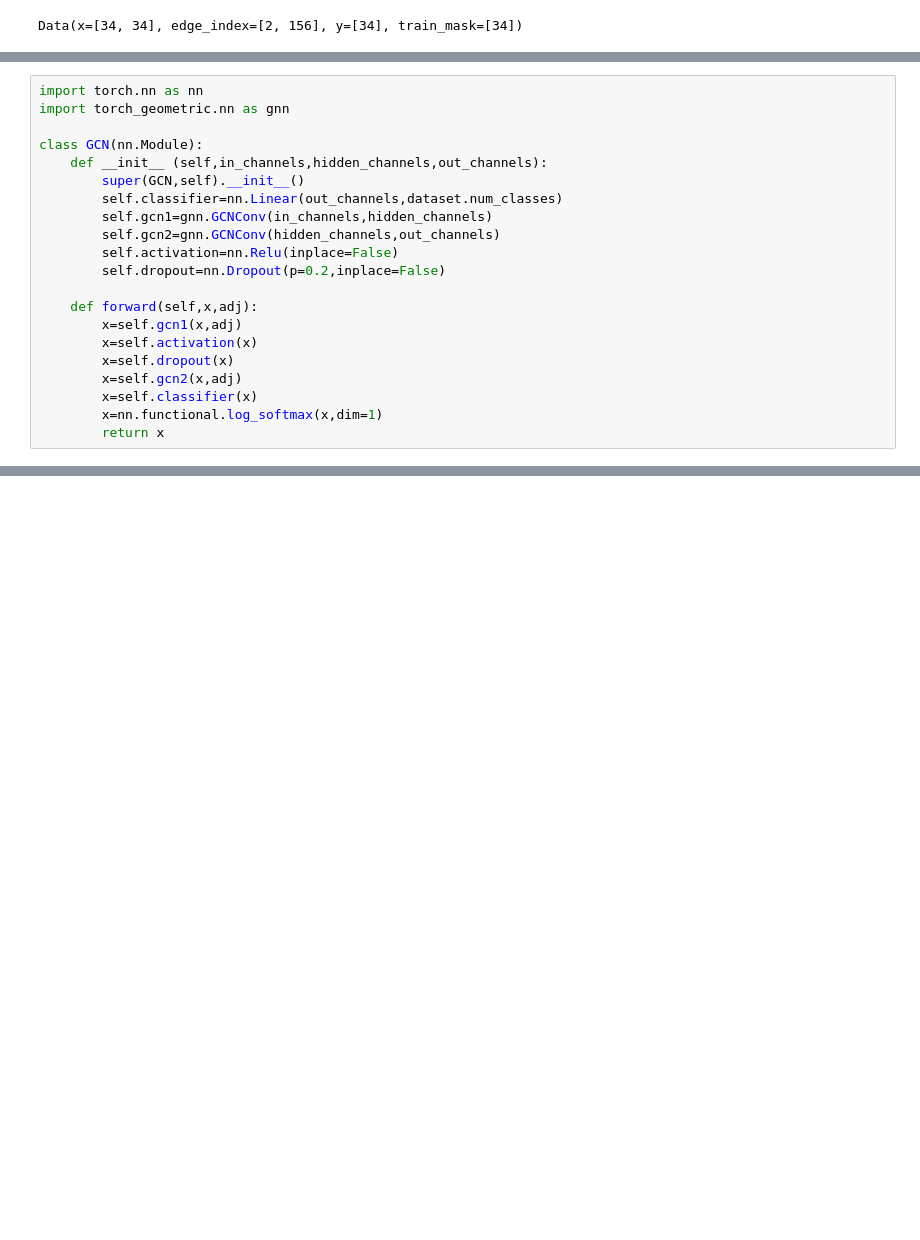
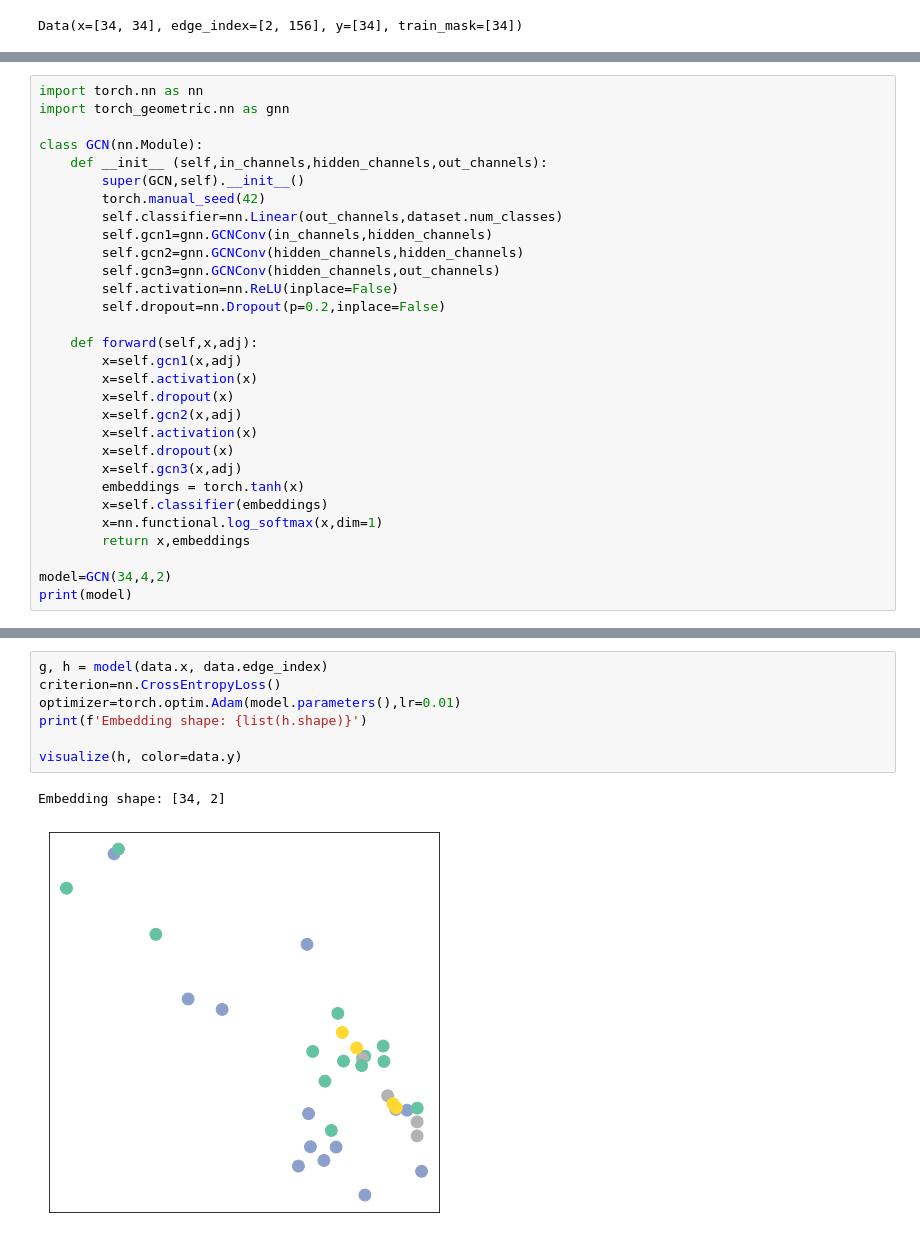
Before and after one commit to HuuDatDo/AI-project, a Jupyter notebook: Simple_Graph_Neural_Network.ipynb, the cells around one changed output, grey strips where cells are left out. Saved outputs shown, nothing was run; the diff lists cells and outputs as text; blank space fills up the shorter version.

```diff
--- a/Simple_Graph_Neural_Network.ipynb
+++ b/Simple_Graph_Neural_Network.ipynb
@@ -54,10 +60,12 @@ import torch_geometric.nn as gnn
 class GCN(nn.Module):
     def __init__ (self,in_channels,hidden_channels,out_channels):
         super(GCN,self).__init__()
+        torch.manual_seed(42)
         self.classifier=nn.Linear(out_channels,dataset.num_classes)
         self.gcn1=gnn.GCNConv(in_channels,hidden_channels)
-        self.gcn2=gnn.GCNConv(hidden_channels,out_channels)
-        self.activation=nn.Relu(inplace=False)
+        self.gcn2=gnn.GCNConv(hidden_channels,hidden_channels)
+        self.gcn3=gnn.GCNConv(hidden_channels,out_channels)
+        self.activation=nn.ReLU(inplace=False)
         self.dropout=nn.Dropout(p=0.2,inplace=False)
 
     def forward(self,x,adj):
@@ -65,6 +73,13 @@ class GCN(nn.Module):
         x=self.activation(x)
         x=self.dropout(x)
         x=self.gcn2(x,adj)
-        x=self.classifier(x)
+        x=self.activation(x)
+        x=self.dropout(x)
+        x=self.gcn3(x,adj)
+        embeddings = torch.tanh(x)
+        x=self.classifier(embeddings)
         x=nn.functional.log_softmax(x,dim=1)
-        return x
+        return x,embeddings
+
+model=GCN(34,4,2)
+print(model)
@@ -70,0 +95,10 @@ class GCN(nn.Module):
+# %%
+g, h = model(data.x, data.edge_index)
+criterion=nn.CrossEntropyLoss()
+optimizer=torch.optim.Adam(model.parameters(),lr=0.01)
+print(f'Embedding shape: {list(h.shape)}')
+
+visualize(h, color=data.y)
+# %% [output]
+Embedding shape: [34, 2]
+[figure, added]
```
Also changed, not shown: parts of 6 cells of this notebook.
